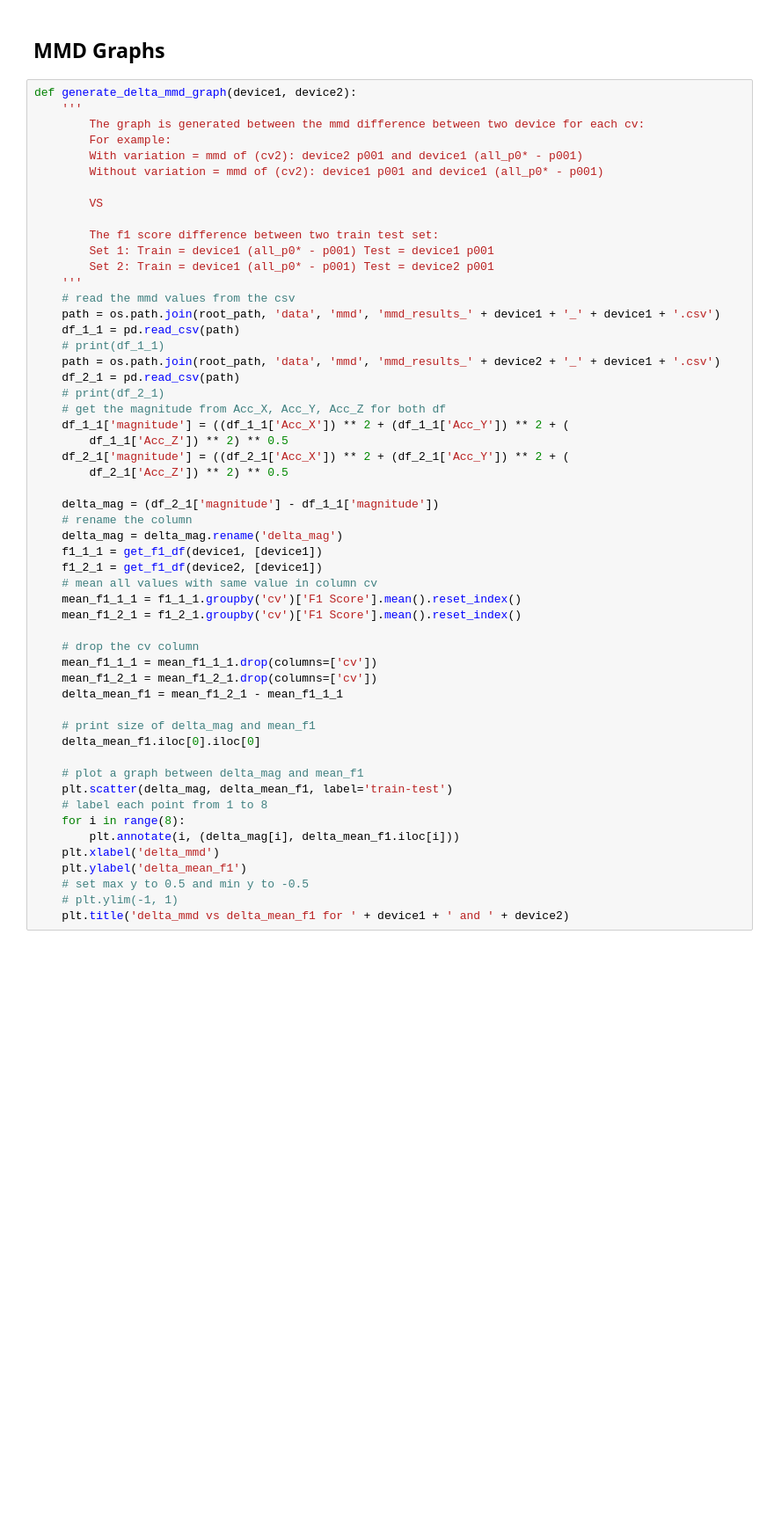
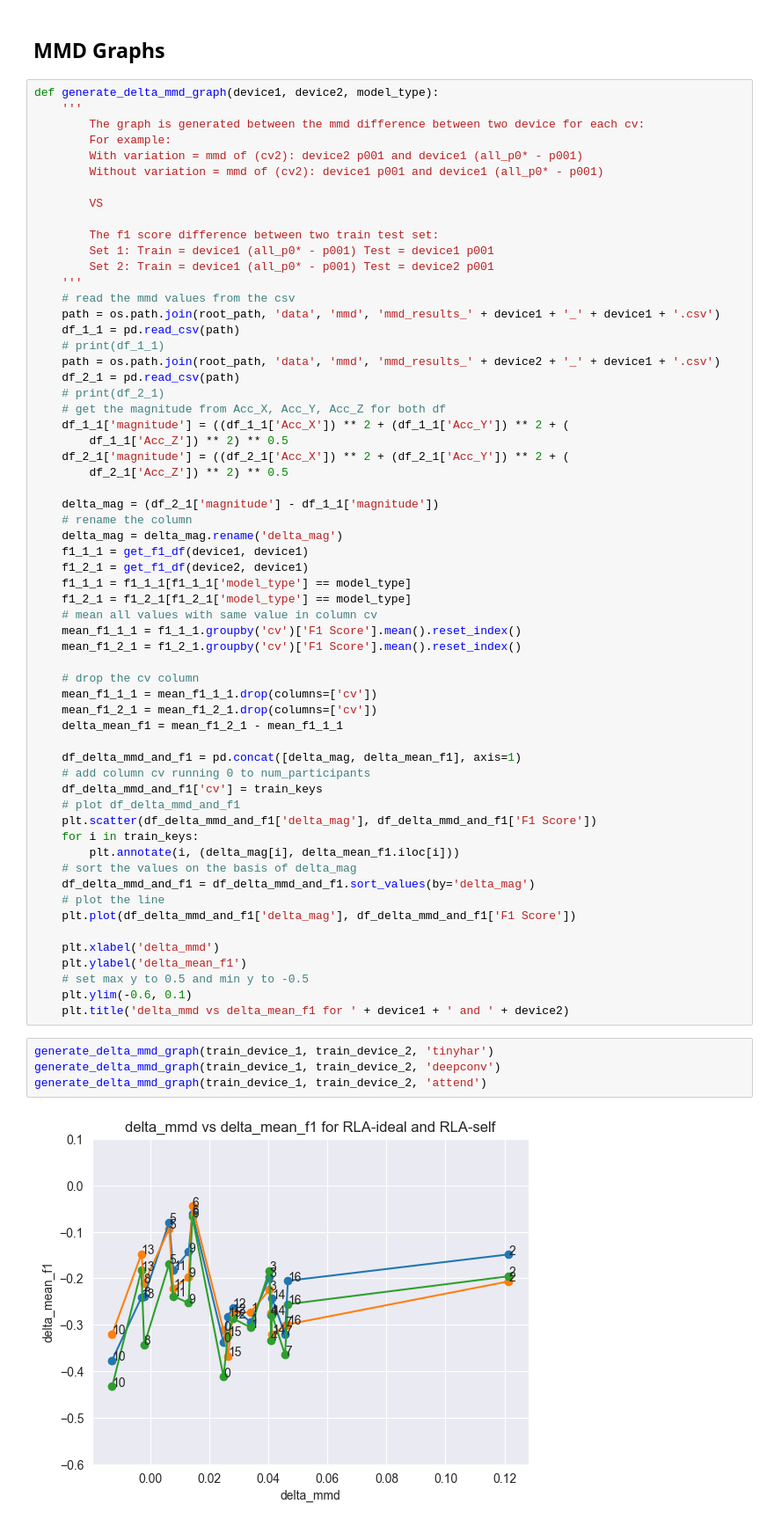
Before and after one commit to Gr33nMayhem/PERCOM_Variability_Research, a Jupyter notebook: notebooks/results_notebook/graph_creation_realdisp.ipynb, the cells around one changed output. Shown at 88% size. Drawn from its saved outputs; the diff is of its cells as text; blank space fills up the shorter version.

```diff
--- a/notebooks/results_notebook/graph_creation_realdisp.ipynb
+++ b/notebooks/results_notebook/graph_creation_realdisp.ipynb
@@ -183,7 +240,7 @@ test_devices = ['bluesense-RWR1', 'bluesense-RWR2', 'bluesense-LWR', 'bluesense-
 # %% [markdown]
 ## MMD Graphs
 # %%
-def generate_delta_mmd_graph(device1, device2):
+def generate_delta_mmd_graph(device1, device2, model_type):
     '''
         The graph is generated between the mmd difference between two device for each cv:
         For example:
@@ -212,8 +269,10 @@ def generate_delta_mmd_graph(device1, device2):
     delta_mag = (df_2_1['magnitude'] - df_1_1['magnitude'])
     # rename the column
     delta_mag = delta_mag.rename('delta_mag')
-    f1_1_1 = get_f1_df(device1, [device1])
-    f1_2_1 = get_f1_df(device2, [device1])
+    f1_1_1 = get_f1_df(device1, device1)
+    f1_2_1 = get_f1_df(device2, device1)
+    f1_1_1 = f1_1_1[f1_1_1['model_type'] == model_type]
+    f1_2_1 = f1_2_1[f1_2_1['model_type'] == model_type]
     # mean all values with same value in column cv
     mean_f1_1_1 = f1_1_1.groupby('cv')['F1 Score'].mean().reset_index()
     mean_f1_2_1 = f1_2_1.groupby('cv')['F1 Score'].mean().reset_index()
@@ -223,16 +282,26 @@ def generate_delta_mmd_graph(device1, device2):
     mean_f1_2_1 = mean_f1_2_1.drop(columns=['cv'])
     delta_mean_f1 = mean_f1_2_1 - mean_f1_1_1
 
-    # print size of delta_mag and mean_f1
-    delta_mean_f1.iloc[0].iloc[0]
+    df_delta_mmd_and_f1 = pd.concat([delta_mag, delta_mean_f1], axis=1)
+    # add column cv running 0 to num_participants
+    df_delta_mmd_and_f1['cv'] = train_keys
+    # plot df_delta_mmd_and_f1
+    plt.scatter(df_delta_mmd_and_f1['delta_mag'], df_delta_mmd_and_f1['F1 Score'])
+    for i in train_keys:
+        plt.annotate(i, (delta_mag[i], delta_mean_f1.iloc[i]))
+    # sort the values on the basis of delta_mag
+    df_delta_mmd_and_f1 = df_delta_mmd_and_f1.sort_values(by='delta_mag')
+    # plot the line
+    plt.plot(df_delta_mmd_and_f1['delta_mag'], df_delta_mmd_and_f1['F1 Score'])
 
-    # plot a graph between delta_mag and mean_f1
-    plt.scatter(delta_mag, delta_mean_f1, label='train-test')
-    # label each point from 1 to 8
-    for i in range(8):
-        plt.annotate(i, (delta_mag[i], delta_mean_f1.iloc[i]))
     plt.xlabel('delta_mmd')
     plt.ylabel('delta_mean_f1')
     # set max y to 0.5 and min y to -0.5
-    # plt.ylim(-1, 1)
+    plt.ylim(-0.6, 0.1)
     plt.title('delta_mmd vs delta_mean_f1 for ' + device1 + ' and ' + device2)
+# %%
+generate_delta_mmd_graph(train_device_1, train_device_2, 'tinyhar')
+generate_delta_mmd_graph(train_device_1, train_device_2, 'deepconv')
+generate_delta_mmd_graph(train_device_1, train_device_2, 'attend')
+# %% [output]
+[figure, added]
```
Also changed, not shown: parts of 10 cells of this notebook.
